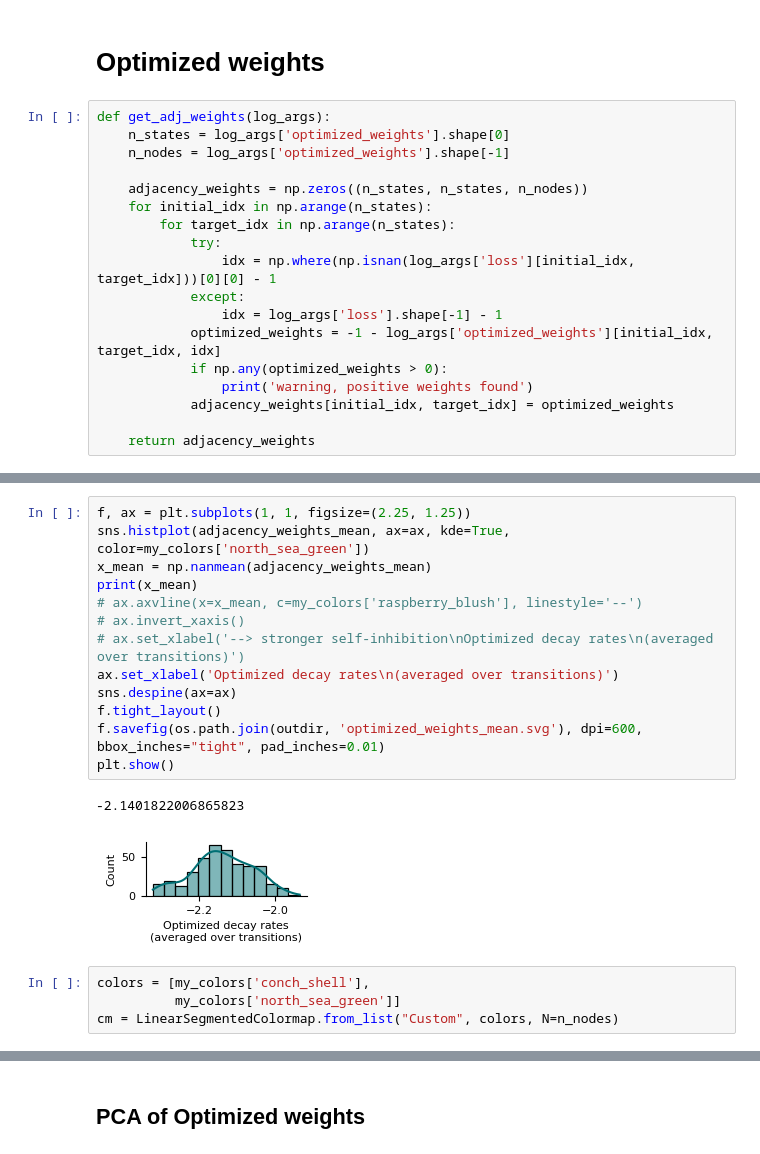
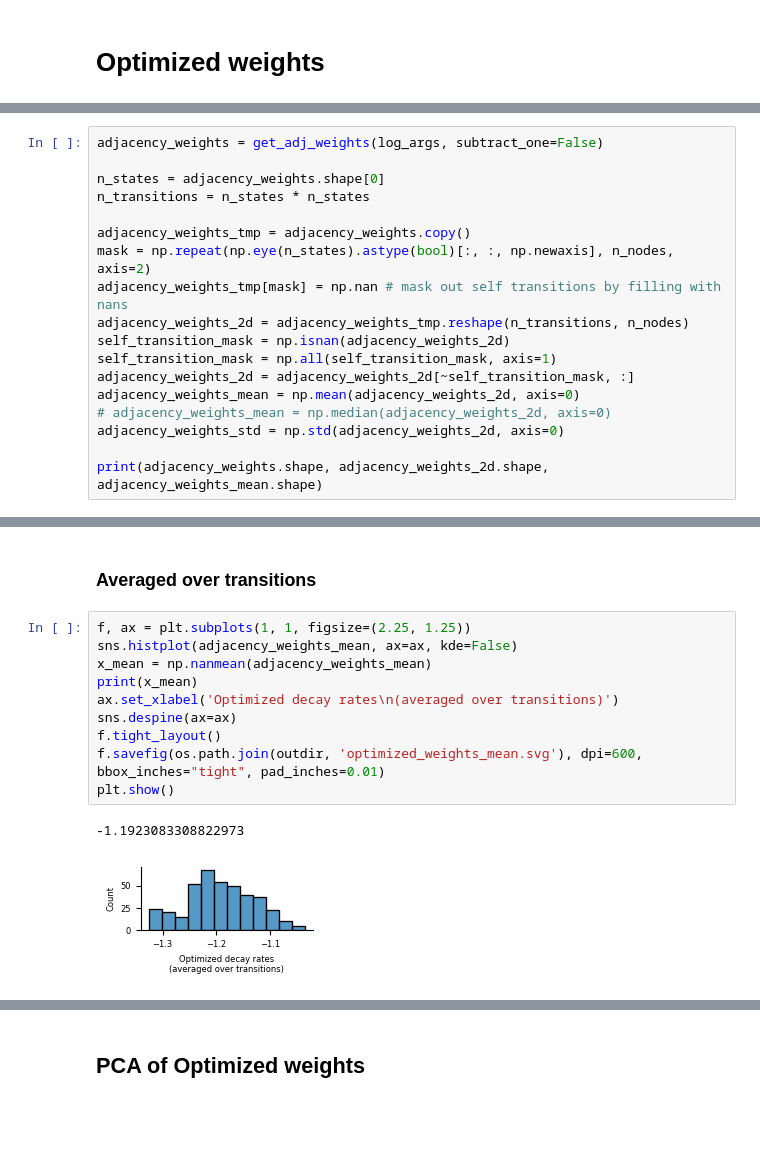
Before and after one commit to LindenParkesLab/nct_xr, a Jupyter notebook: scripts/results_optimized_weights.ipynb, the cells around one changed output, grey strips where cells are left out. Drawn from its saved outputs; the diff is of its cells as text; blank space fills up the shorter version.

```diff
--- a/scripts/results_optimized_weights.ipynb
+++ b/scripts/results_optimized_weights.ipynb
@@ -105,20 +134,2 @@ n_states, 7; n_labels, 873600; n_nodes, 400
 # %% [markdown]
 # Optimized weights
-# %%
-def get_adj_weights(log_args):
-    n_states = log_args['optimized_weights'].shape[0]
-    n_nodes = log_args['optimized_weights'].shape[-1]
-
-    adjacency_weights = np.zeros((n_states, n_states, n_nodes))
-    for initial_idx in np.arange(n_states):
-        for target_idx in np.arange(n_states):
-            try:
-                idx = np.where(np.isnan(log_args['loss'][initial_idx, target_idx]))[0][0] - 1
-            except:
-                idx = log_args['loss'].shape[-1] - 1
-            optimized_weights = -1 - log_args['optimized_weights'][initial_idx, target_idx, idx]
-            if np.any(optimized_weights > 0):
-                print('warning, positive weights found')
-            adjacency_weights[initial_idx, target_idx] = optimized_weights
-
-    return adjacency_weights
@@ -160,0 +136,18 @@ plt.show()
+# %%
+adjacency_weights = get_adj_weights(log_args, subtract_one=False)
+
+n_states = adjacency_weights.shape[0]
+n_transitions = n_states * n_states
+
+adjacency_weights_tmp = adjacency_weights.copy()
+mask = np.repeat(np.eye(n_states).astype(bool)[:, :, np.newaxis], n_nodes, axis=2)
+adjacency_weights_tmp[mask] = np.nan # mask out self transitions by filling with nans
+adjacency_weights_2d = adjacency_weights_tmp.reshape(n_transitions, n_nodes)
+self_transition_mask = np.isnan(adjacency_weights_2d)
+self_transition_mask = np.all(self_transition_mask, axis=1)
+adjacency_weights_2d = adjacency_weights_2d[~self_transition_mask, :]
+adjacency_weights_mean = np.mean(adjacency_weights_2d, axis=0)
+# adjacency_weights_mean = np.median(adjacency_weights_2d, axis=0)
+adjacency_weights_std = np.std(adjacency_weights_2d, axis=0)
+
+print(adjacency_weights.shape, adjacency_weights_2d.shape, adjacency_weights_mean.shape)
@@ -161,20 +157,15 @@ plt.show()
+# %% [markdown]
+### Averaged over transitions
 # %%
 f, ax = plt.subplots(1, 1, figsize=(2.25, 1.25))
-sns.histplot(adjacency_weights_mean, ax=ax, kde=True, color=my_colors['north_sea_green'])
+sns.histplot(adjacency_weights_mean, ax=ax, kde=False)
 x_mean = np.nanmean(adjacency_weights_mean)
 print(x_mean)
-# ax.axvline(x=x_mean, c=my_colors['raspberry_blush'], linestyle='--')
-# ax.invert_xaxis()
-# ax.set_xlabel('--> stronger self-inhibition\nOptimized decay rates\n(averaged over transitions)')
 ax.set_xlabel('Optimized decay rates\n(averaged over transitions)')
 sns.despine(ax=ax)
 f.tight_layout()
 f.savefig(os.path.join(outdir, 'optimized_weights_mean.svg'), dpi=600, bbox_inches="tight", pad_inches=0.01)
 plt.show()
 # %% [output]
--2.1401822006865823
+-1.1923083308822973
-[figure, old version]
+[figure, new version]
-# %%
-colors = [my_colors['conch_shell'],
-          my_colors['north_sea_green']]
-cm = LinearSegmentedColormap.from_list("Custom", colors, N=n_nodes)
```
Also changed, not shown: parts of 51 cells of this notebook.
